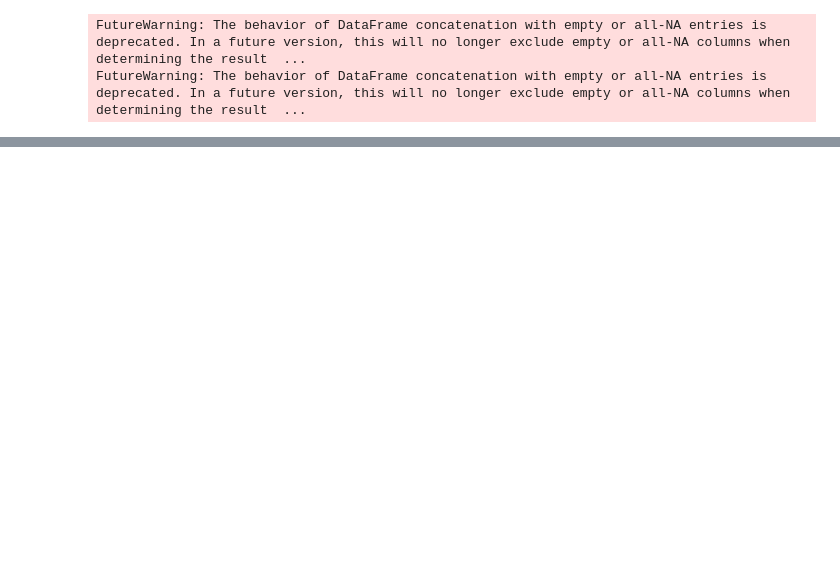
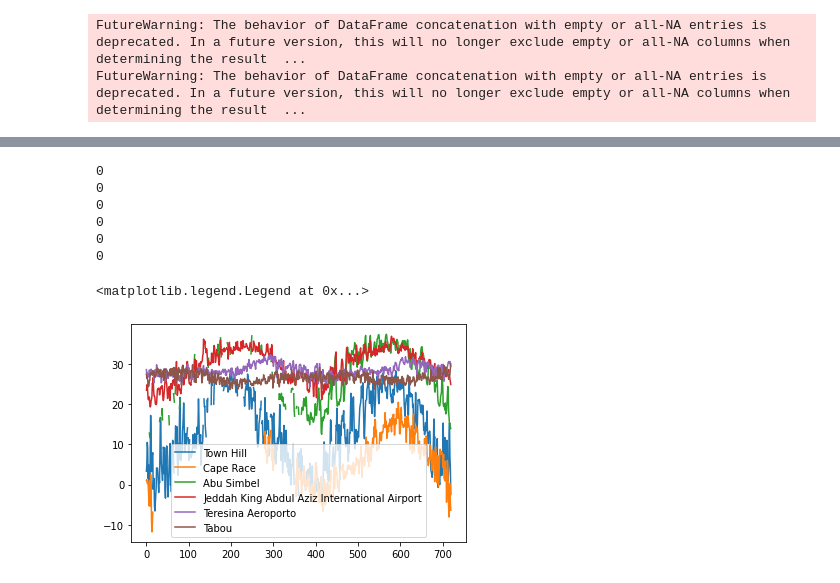
Before and after one commit to SimonTrttr/Non_param, a Jupyter notebook: Exploration_database.ipynb, the cells around one changed output, grey strips where cells are left out. Saved outputs shown, nothing was run; the diff lists cells and outputs as text; code cells hidden in the pictures; blank space fills up the shorter version.

```diff
--- a/Exploration_database.ipynb
+++ b/Exploration_database.ipynb
@@ -95,0 +141,15 @@ plt.plot(long_list,lati_list,'x',long_list_pays,lati_list_pays,'rx')
+# %%
+# Dico
+from pathlib import Path
+lati_long_list = loc_df[["latitude", "longitude","name"]]
+
+dico = dict()
+for idx in range(lati_long_list.shape[0]):
+    data = Daily(Point(tuple(lati_long_list.iloc[idx])[0], tuple(lati_long_list.iloc[idx])[1]), start, end)
+    data = data.fetch()
+    data.drop(["snow","wpgt","tsun"], axis=1, inplace=True)
+    a=tuple(lati_long_list.iloc[idx])[2].replace("/","_")
+    path = Path(f"/Users/simontrottier/Documents/Polimi/Nonparametric stat/stat_project/Data/{a}.csv")
+    print(a)
+    data.to_csv(path)
+    dico[tuple(lati_long_list.iloc[idx])[2]] = data
@@ -95,0 +290,23 @@ plt.plot(long_list,lati_list,'x',long_list_pays,lati_list_pays,'rx')
+# %%
+import random as rd
+Noms = list(loc_df["name"][1154:1156])+list(loc_df["name"][784:786])+list(loc_df["name"][334:336])
+
+tab=[]
+ref=0
+for elt in Noms:
+    deb=ref+360*rd.randint(0,1)*0
+    t=list(dico[elt].tavg)[deb:deb+720]
+    print(deb)
+    if len(t)>0:
+        plt.plot(range(720),t)
+
+plt.legend(Noms)
+# %% [output]
+0
+0
+0
+0
+0
+0
+<matplotlib.legend.Legend at 0x...>
+[figure, added]
```
Also changed, not shown: parts of 11 cells of this notebook.
